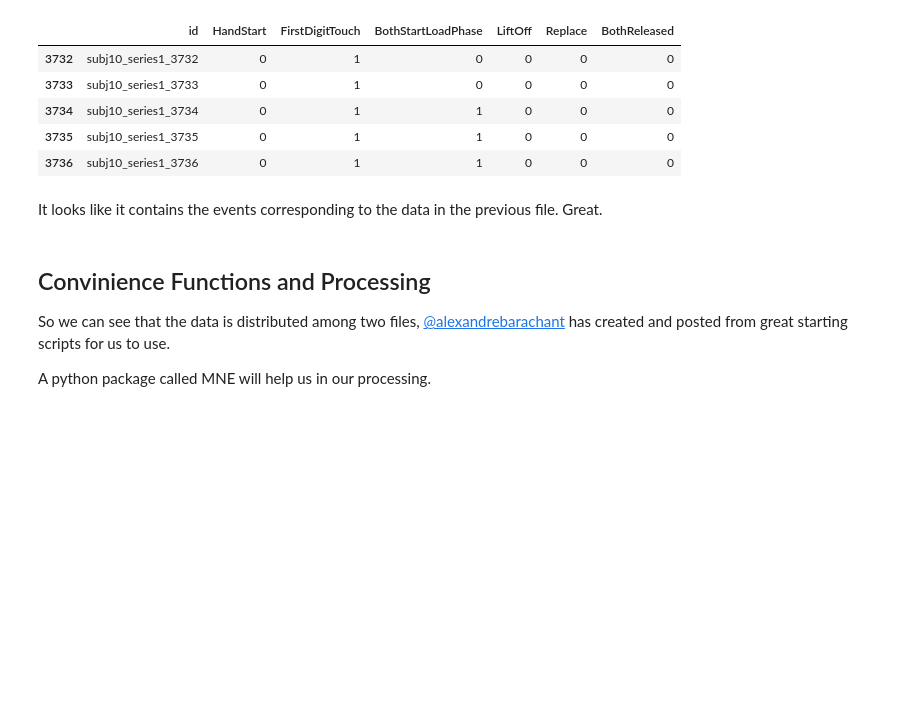
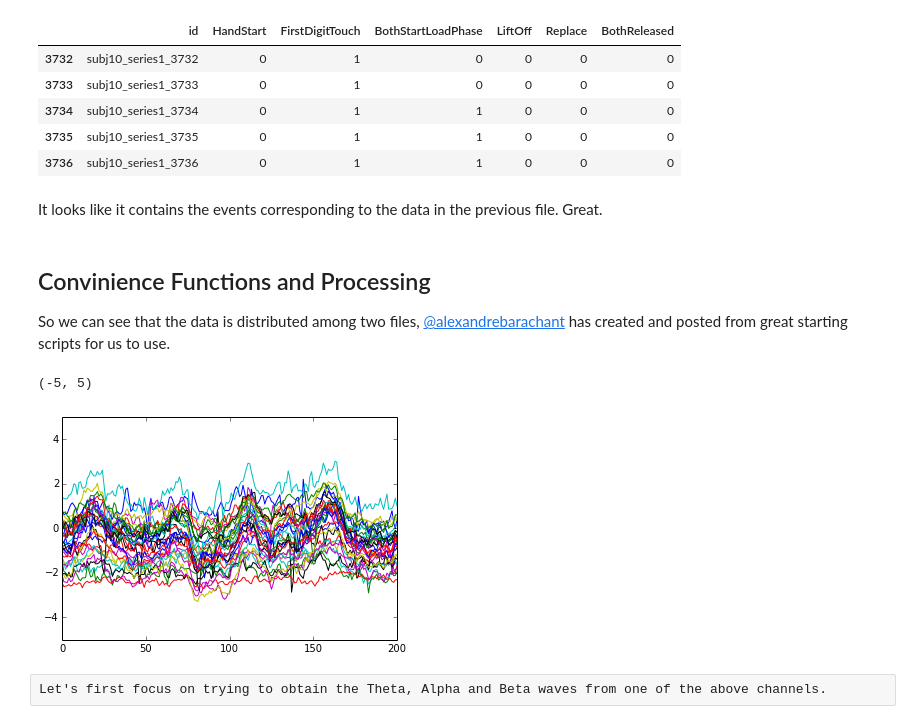
Before and after one commit to zafarali/physiosignal-research, a Jupyter notebook: Kaggle-EEG-GAP/EDA.ipynb, the cells around one changed output. Saved outputs shown, nothing was run; the diff lists cells and outputs as text; code cells hidden in the pictures; blank space fills up the shorter version.

```diff
--- a/Kaggle-EEG-GAP/EDA.ipynb
+++ b/Kaggle-EEG-GAP/EDA.ipynb
@@ -86,5 +85,3 @@ It looks like it contains the events corresponding to the data in the previous f
 ## Convinience Functions and Processing
 
 So we can see that the data is distributed among two files, [@alexandrebarachant](http://www.kaggle.com/alexandrebarachant) has created and posted from great starting scripts for us to use.
-
-A python package called MNE will help us in our processing.
@@ -90,0 +97,15 @@ A python package called MNE will help us in our processing.
+# %%
+ids = data['id'].values
+channel_data = data.drop(['id'], axis=1).values
+# %%
+scaler = StandardScaler()
+channel_data = scaler.fit_transform(channel_data)
+# %%
+plt.plot(channel_data)
+plt.xlim([0,200])
+plt.ylim([-5,5])
+# %% [output]
+(-5, 5)
+[figure, added]
+# %% [raw]
+Let's first focus on trying to obtain the Theta, Alpha and Beta waves from one of the above channels.
```
Also changed, not shown: parts of 9 cells of this notebook.
